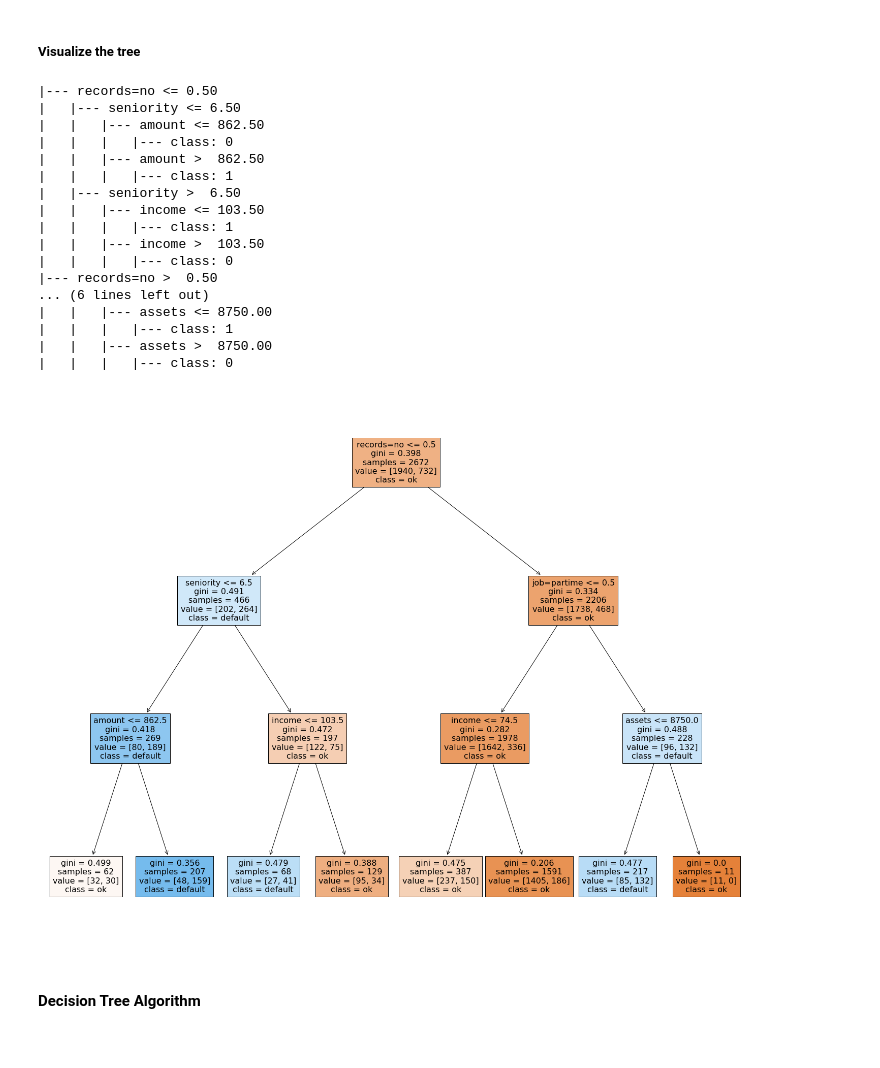
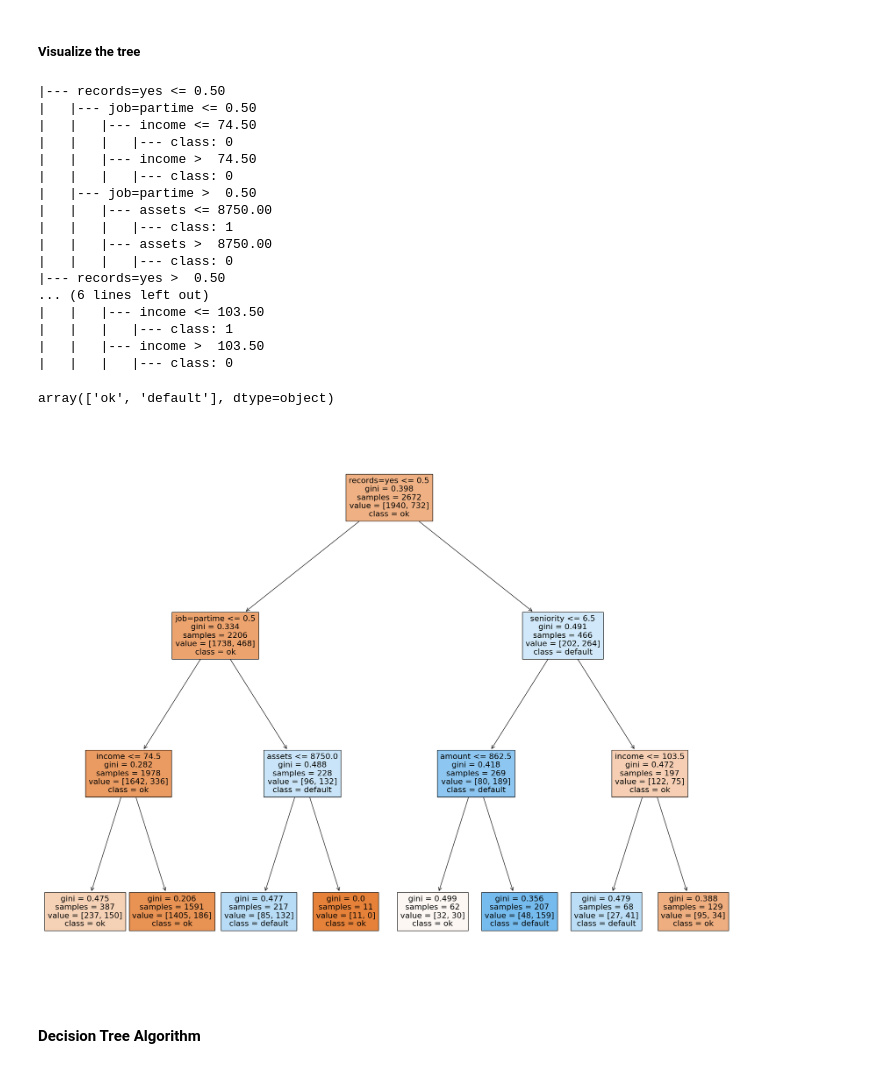
Before and after one commit to abhijitchak103/ml-zoomcamp, a Jupyter notebook: week-6/Week-6.ipynb, the cells around one changed output. Saved outputs shown, nothing was run; the diff lists cells and outputs as text; code cells hidden in the pictures.

```diff
--- a/week-6/Week-6.ipynb
+++ b/week-6/Week-6.ipynb
@@ -324,35 +304,39 @@ Val auc: 0.7389079944782155
 # %%
 from sklearn.tree import export_text, export_graphviz
 # %%
-print(export_text(dt, feature_names=dv.get_feature_names()))
+print(export_text(dt, feature_names=dv.get_feature_names_out()))
 # %% [output]
-|--- records=no <= 0.50
-|   |--- seniority <= 6.50
-|   |   |--- amount <= 862.50
+|--- records=yes <= 0.50
+|   |--- job=partime <= 0.50
+|   |   |--- income <= 74.50
 |   |   |   |--- class: 0
-|   |   |--- amount >  862.50
+|   |   |--- income >  74.50
+|   |   |   |--- class: 0
+|   |--- job=partime >  0.50
+|   |   |--- assets <= 8750.00
 |   |   |   |--- class: 1
-|   |--- seniority >  6.50
+|   |   |--- assets >  8750.00
+|   |   |   |--- class: 0
+|--- records=yes >  0.50
+... (6 lines left out)
 |   |   |--- income <= 103.50
 |   |   |   |--- class: 1
 |   |   |--- income >  103.50
 |   |   |   |--- class: 0
-|--- records=no >  0.50
-... (6 lines left out)
-|   |   |--- assets <= 8750.00
-|   |   |   |--- class: 1
-|   |   |--- assets >  8750.00
-|   |   |   |--- class: 0
 # %%
 from sklearn.tree import plot_tree
+# %%
+df_full_train.status.unique()
+# %% [output]
+array(['ok', 'default'], dtype=object)
 # %%
 fig = plt.figure(figsize=(25,20))
 _ = plot_tree(dt,
-              feature_names=dv.get_feature_names(),
-              class_names = df_full_train.status.unique(),
+              feature_names=list(dv.get_feature_names_out()),
+              class_names = list(df_full_train.status.unique()),
               filled=True)
 # %% [output]
-[figure, old version]
+[figure, new version]
 # %% [markdown]
 #### Decision Tree Algorithm
 # %%
```
Also changed, not shown: parts of 98 cells of this notebook.
